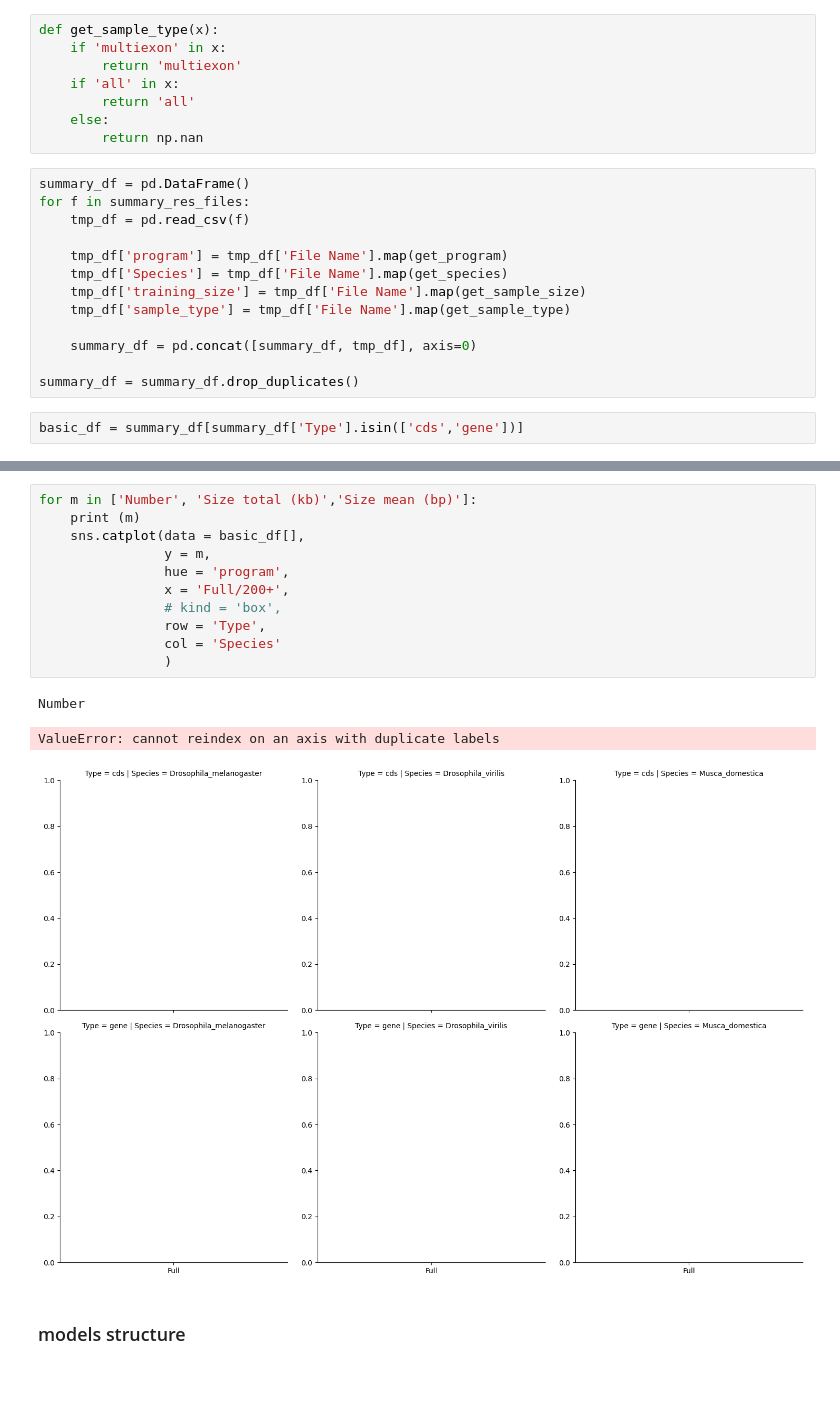
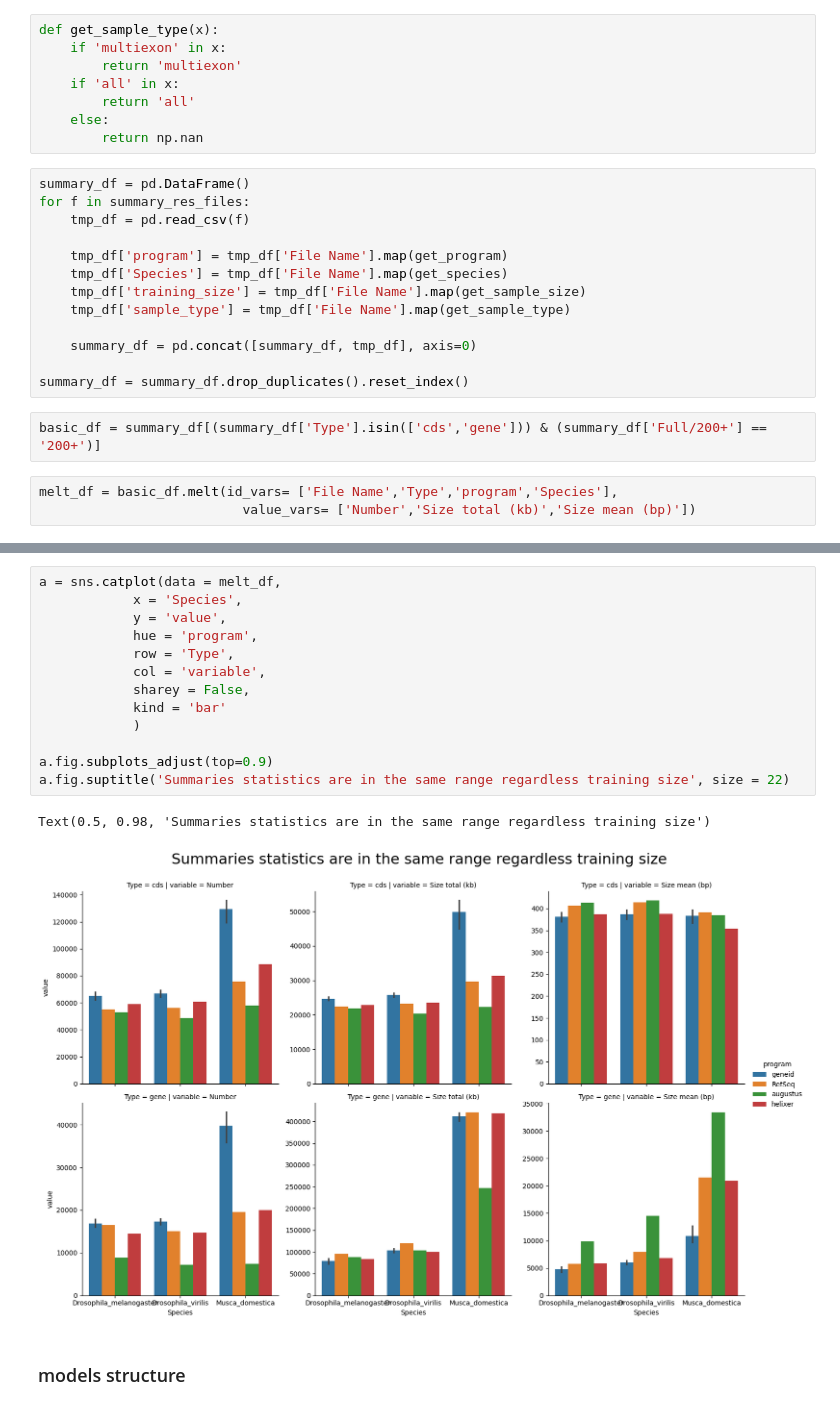
Before and after one commit to Janek21/geneid-training, a Jupyter notebook: notebooks/08_trainingset_titration.ipynb, the cells around one changed output, grey strips where cells are left out. Saved outputs shown, nothing was run; the diff lists cells and outputs as text; blank space fills up the shorter version.

Commit message:
summary

```diff
--- a/notebooks/08_trainingset_titration.ipynb
+++ b/notebooks/08_trainingset_titration.ipynb
@@ -687,7 +687,10 @@ for f in summary_res_files:
 
     summary_df = pd.concat([summary_df, tmp_df], axis=0)
 
-summary_df = summary_df.drop_duplicates()
+summary_df = summary_df.drop_duplicates().reset_index()
 # %%
-basic_df = summary_df[summary_df['Type'].isin(['cds','gene'])]
+basic_df = summary_df[(summary_df['Type'].isin(['cds','gene'])) & (summary_df['Full/200+'] == '200+')]
+# %%
+melt_df = basic_df.melt(id_vars= ['File Name','Type','program','Species'],
+                          value_vars= ['Number','Size total (kb)','Size mean (bp)'])
 # %%
@@ -709,18 +712,19 @@ basic_df
 # %%
-for m in ['Number', 'Size total (kb)','Size mean (bp)']:
-    print (m)
-    sns.catplot(data = basic_df[],
-                y = m,
-                hue = 'program',
-                x = 'Full/200+',
-                # kind = 'box',
-                row = 'Type',
-                col = 'Species'
-                )
+a = sns.catplot(data = melt_df,
+            x = 'Species',
+            y = 'value',
+            hue = 'program',
+            row = 'Type',
+            col = 'variable',
+            sharey = False,
+            kind = 'bar'
+            )
+
+a.fig.subplots_adjust(top=0.9)
+a.fig.suptitle('Summaries statistics are in the same range regardless training size', size = 22)
 # %% [output]
-Number
+Text(0.5, 0.98, 'Summaries statistics are in the same range regardless training size')
-ValueError: cannot reindex on an axis with duplicate labels
-[figure, old version]
+[figure, new version]
 # %% [markdown]
 ### models structure
 # %%
```
Also changed, not shown: parts of 1 cell of this notebook.
